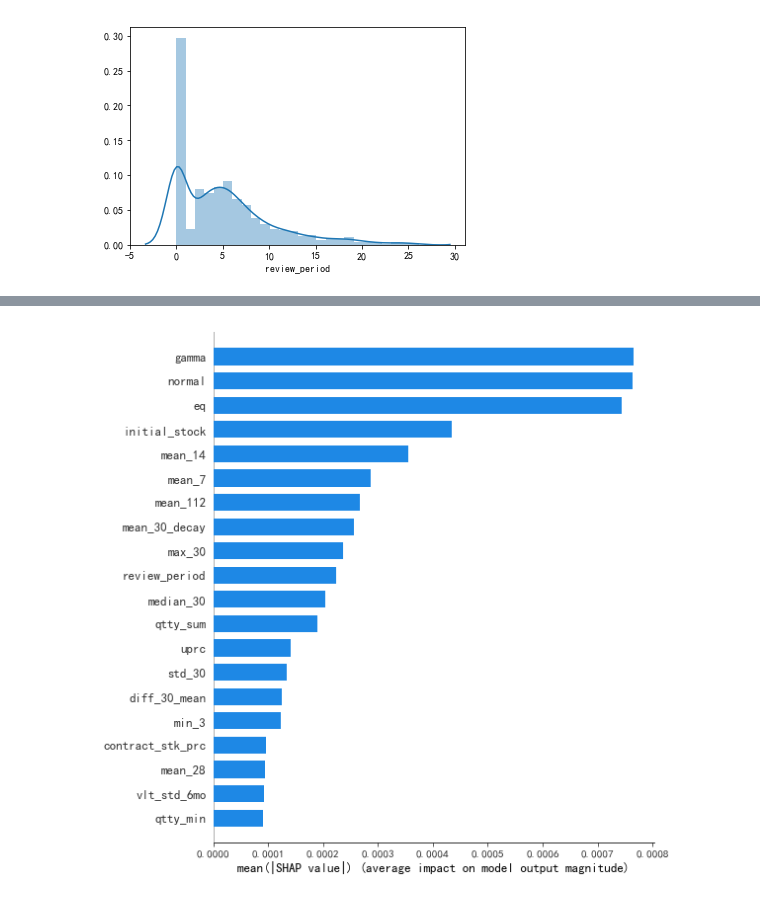
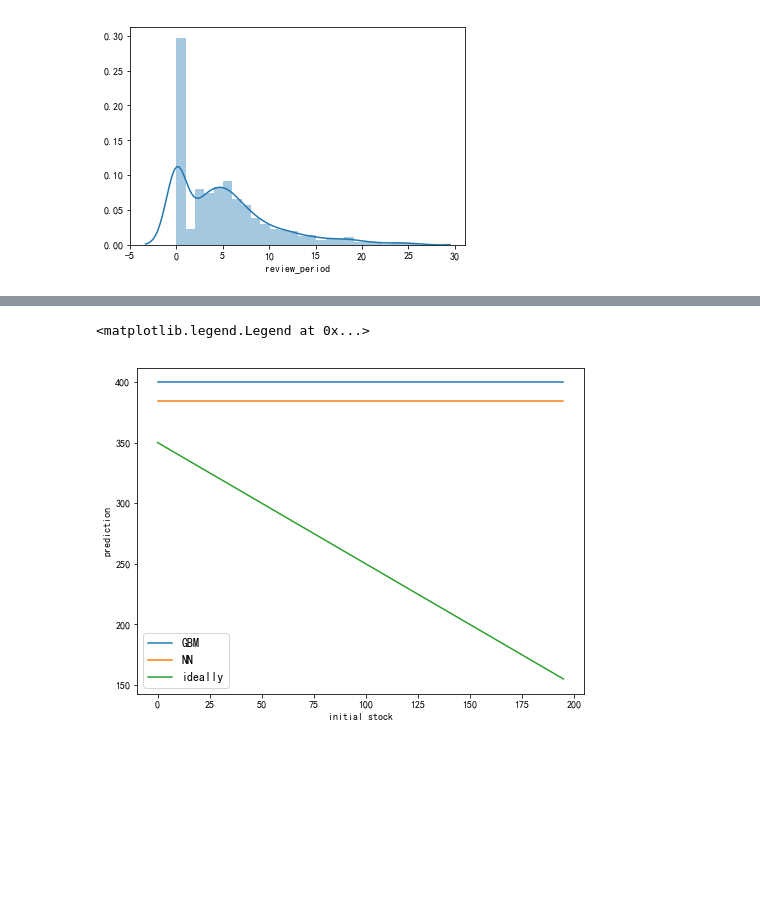
Before and after one commit to schemmy/e2e, a Jupyter notebook: construction/nn_v2.ipynb, the cells around one changed output, grey strips where cells are left out. Cells and saved outputs as stored; diff of their text form; code cells hidden in the pictures; blank space fills up the shorter version.

```diff
--- a/construction/nn_v2.ipynb
+++ b/construction/nn_v2.ipynb
@@ -127,2 +133,5 @@ o2 = o1.copy()
 o2.loc[:, VLT_FEA + SF_FEA + MORE_FEA] = o1[VLT_FEA + SF_FEA + MORE_FEA].clip(low_qtl, hgh_qtl, axis=1)
+# %%
+# Remove outliers
+o2r = o2[o2[LABEL[0]]<=o2[LABEL[0]].quantile(0.99)]
 # %%
@@ -296,8 +337,8 @@ sns.distplot(y_test_ns);
 # %%
-gbm = lgb.LGBMRegressor(alpha=0.9, objective='quantile', max_depth = -10, num_leaves=31, learning_rate=0.05,
-                        n_estimators=2000,
-                        subsample=0.7,
-                        silent=1,
-                        seed=0 )
+# gbm = lgb.LGBMRegressor(alpha=0.9, objective='quantile', max_depth = -10, num_leaves=31, learning_rate=0.05,
+#                         n_estimators=2000,
+#                         subsample=0.7,
+#                         silent=1,
+#                         seed=0 )
 
-gbm.fit(X_train, y_train.values.T[0], eval_set=(X_test, y_test.values.T[0]))
+# gbm.fit(X_train, y_train.values.T[0], eval_set=(X_test, y_test.values.T[0]))
@@ -529,18 +535,30 @@ shap.summary_plot(shap_values, X_test)
-# %%
-shap.summary_plot(shap_values, X_test, plot_type="bar")
-# %% [output]
-[figure, removed]
 # %%
-xx = np.arange(0,0.2,0.01)
-tt_is = X_test.iloc[305:306,:]
+xx = np.arange(0, 200, 5)
+tt_is = X_test_ns.iloc[305:306,:]
 yy1, yy2 = [],[]
 for i in xx:
-    tt_is['initial_stock'] = i
-    gbm_pred=gbm.predict(tt_is)
-    nn_pred=sess.run(output, feed_dict={x_vlt: tt_is[VLT_FEA].values,
-                                  x_sf: tt_is[SF_FEA].values,
-                                  x_oth: tt_is[MORE_FEA].values,
-                                  x_is: tt_is[IS_FEA].values,
+#     tt_is['initial_stock'] = i
+    tt_ = pd.DataFrame(X_scaler.transform(tt_is), columns=tt_is.columns)
+
+    gbm_pred=gbm.predict(tt_)
+    nn_pred=sess.run(output, feed_dict={x_vlt: tt_[VLT_FEA].values,
+                                  x_sf: tt_[SF_FEA].values,
+                                  x_oth: tt_[MORE_FEA].values,
+                                  x_cat: tt_[CAT_FEA_HOT].values,
+                                  x_is: tt_[IS_FEA].values,
                                   })
     yy1.append( y_scaler.inverse_transform(gbm_pred.reshape(-1, 1))[0][0] )
-    yy2.append( y_scaler.inverse_transform(nn_pred.reshape(-1, 1))[0][0]+50 )
+    yy2.append( y_scaler.inverse_transform(nn_pred.reshape(-1, 1))[0][0] )
+
+fig, ax1 = plt.subplots(figsize=(8, 6))
+plt.plot(xx, yy1, label='GBM');
+plt.plot(xx, yy2, label='NN');
+plt.plot(xx, 350-xx, label='ideally');
+
+# plt.plot(xx, 330-xx)
+plt.xlabel('initial stock')
+plt.ylabel('prediction')
+plt.legend(prop={'size': 12})
+# %% [output]
+<matplotlib.legend.Legend at 0x...>
+[figure, added]
```
Also changed, not shown: parts of 33 cells of this notebook, 4 other files.
